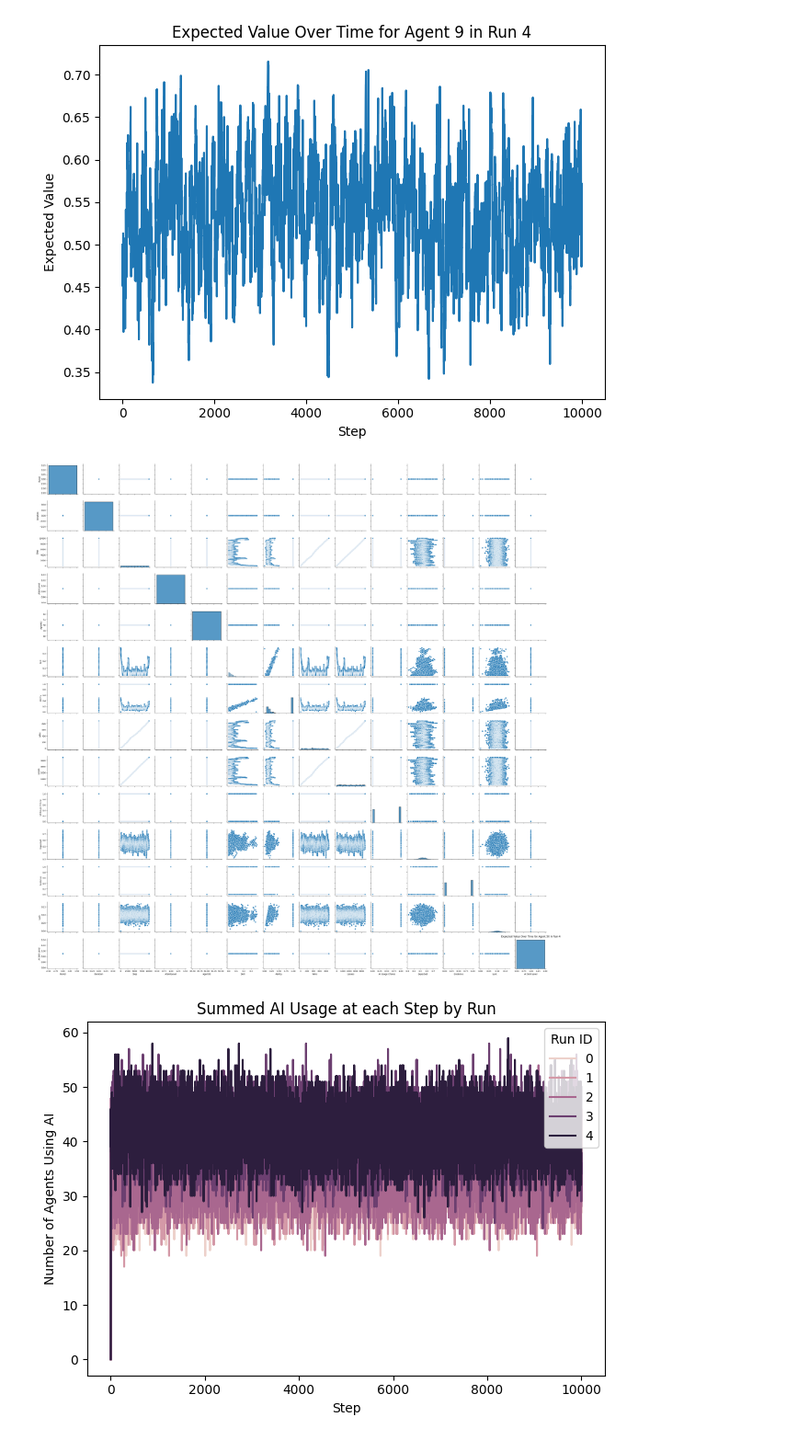
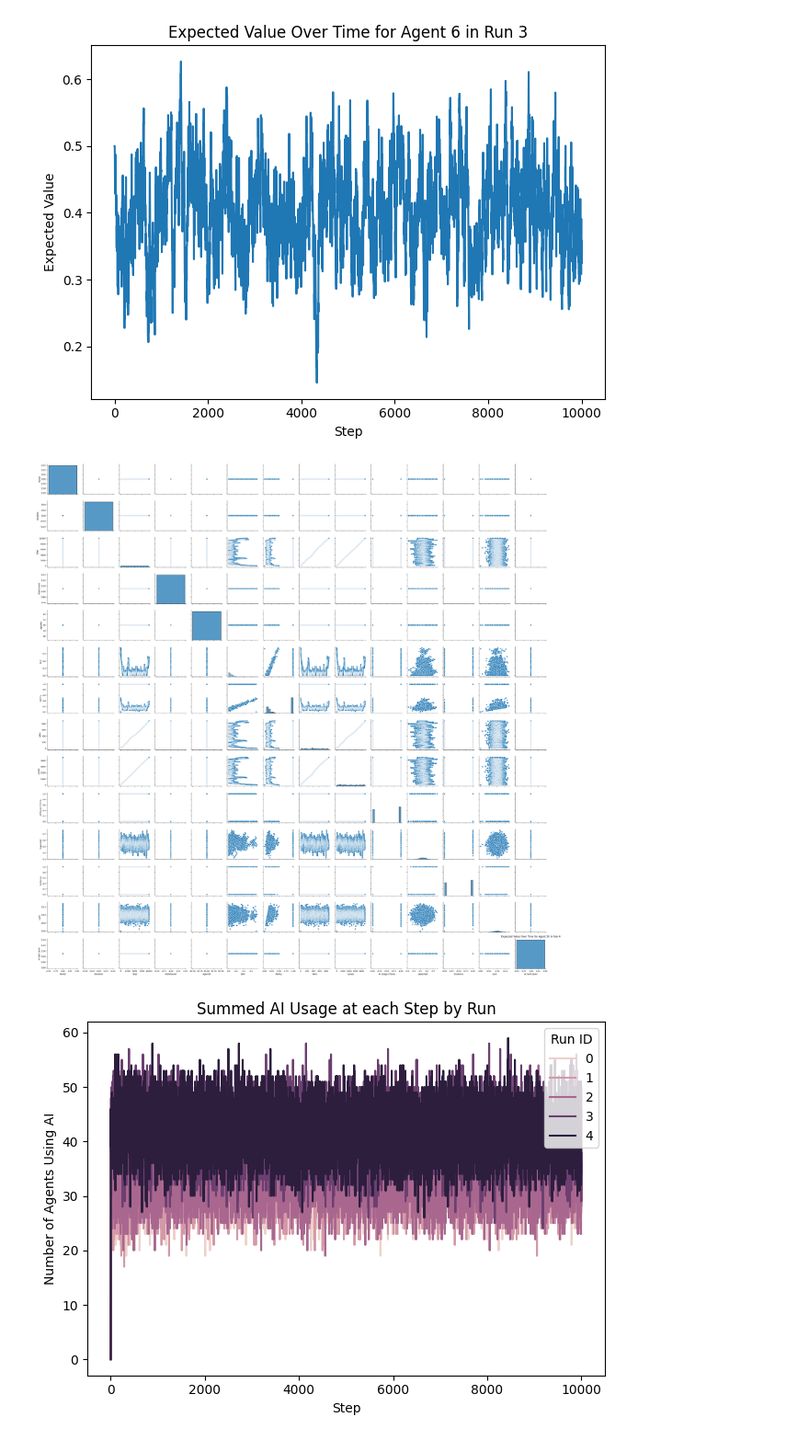
Before and after one commit to danielkoni/Modelling-AI-Usage, a Jupyter notebook: V2_run_batch01.ipynb, the cells around one changed output. Shown at 92% size. Saved outputs shown, nothing was run; the diff lists cells and outputs as text; code cells hidden in the pictures.

Commit message:
Finalized Polarization Line Plot Notebook

```diff
--- a/V2_run_batch01.ipynb
+++ b/V2_run_batch01.ipynb
@@ -201,12 +216,31 @@ df.head(-10)
 4000390 rows × 14 columns
+# %%
+#Plotting the expected value to see how it changes for a random agent
+
+df_run3 = df[df['RunId'] == 3]
+
+random_agent_id = np.random.choice(range(1, 71))
+df_run1_RandomAgent = df_run3[df_run3['AgentID'] == random_agent_id ]
+
+
+sns.lineplot(data=df_run1_RandomAgent, x='Step', y='Expected')
+
+plt.title(f'Expected Value Over Time for Agent {random_agent_id} in Run 3')
+plt.xlabel('Step')
+plt.ylabel('Expected Value')
+plt.tight_layout()
+plt.show()
+# %% [output]
+[figure, added]
 # %%
+#Plotting pairplot for a random agent of run 3 (70% AISKILL)
 df_run1 = df[df['RunId'] == 3]
 
 random_agent_id = np.random.choice(range(1, 71))
 df_run1_RandomAgent = df_run1[df_run1['AgentID'] == random_agent_id ]
 
 
-sns.lineplot(data=df_run1_RandomAgent, x='Step', y='Expected')
+sns.pairplot(data=df_run1_RandomAgent)
 
 plt.title(f'Expected Value Over Time for Agent {random_agent_id} in Run 4')
 plt.xlabel('Step')
@@ -214,21 +248,5 @@ plt.ylabel('Expected Value')
 plt.tight_layout()
 plt.show()
 # %% [output]
-[figure, old version]
+[figure, new version]
-# %%
-df_run1 = df[df['RunId'] == 3]
-
-random_agent_id = np.random.choice(range(1, 71))
-df_run1_RandomAgent = df_run1[df_run1['AgentID'] == random_agent_id ]
-
-
-sns.pairplot(data=df_run1_RandomAgent)
-
-plt.title(f'Expected Value Over Time for Agent {random_agent_id} in Run 4')
-plt.xlabel('Step')
-plt.ylabel('Expected Value')
-plt.tight_layout()
-plt.show()
-# %% [output]
-[figure, removed]
 # %%
```
Also changed, not shown: parts of 11 cells of this notebook.
